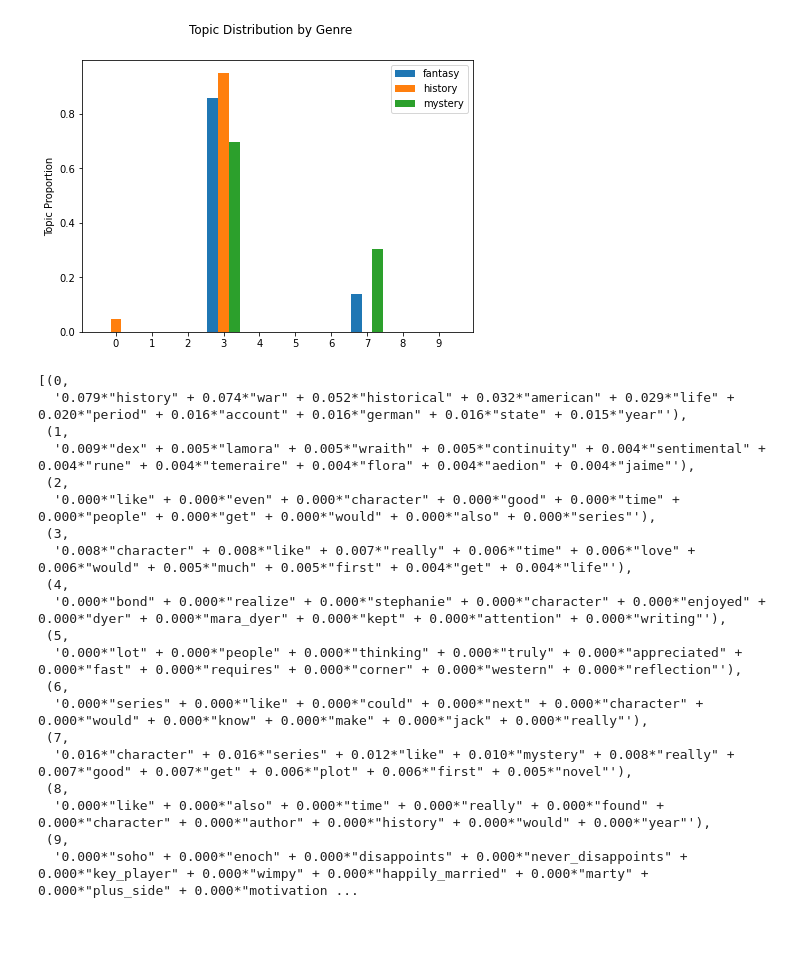
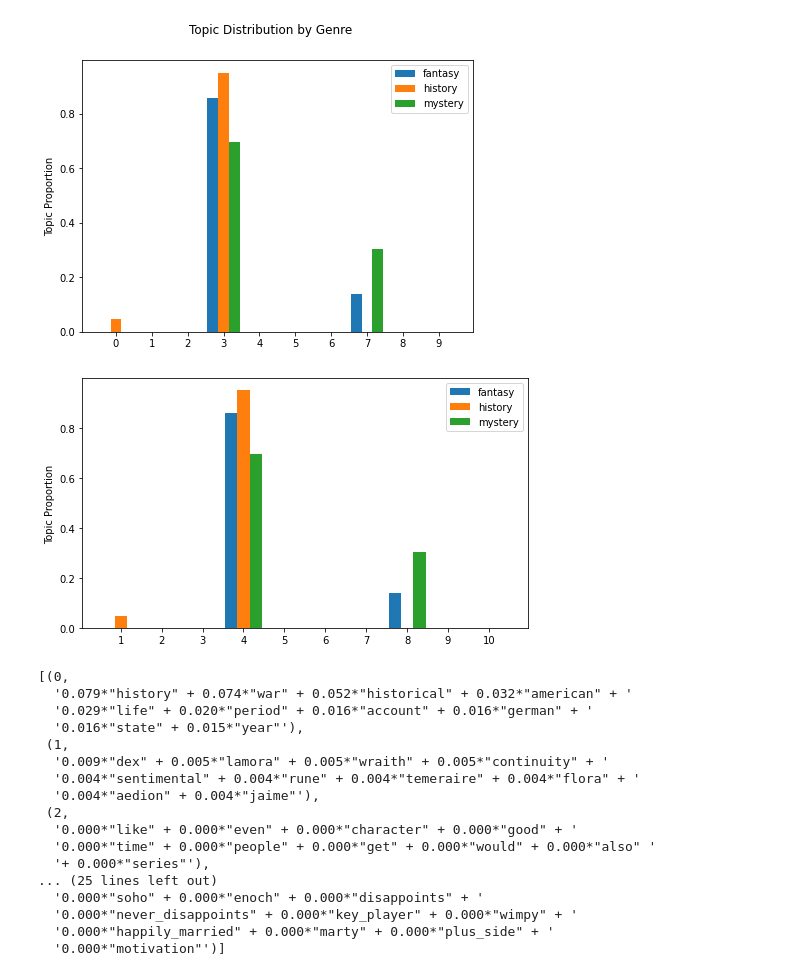
Before and after one commit to bridgetdaly/goodreads_LDA, a Jupyter notebook: author_evaluation.ipynb, the cells around one changed output. Drawn from its saved outputs; the diff is of its cells as text; code cells hidden in the pictures; blank space fills up the shorter version.

```diff
--- a/author_evaluation.ipynb
+++ b/author_evaluation.ipynb
@@ -56,26 +56,36 @@ plt.legend()
 plt.show()
 # %% [output]
 [figure]
-# %%
-lda.print_topics()
-# %% [output]
-[(0,
-  '0.079*"history" + 0.074*"war" + 0.052*"historical" + 0.032*"american" + 0.029*"life" + 0.020*"period" + 0.016*"account" + 0.016*"german" + 0.016*"state" + 0.015*"year"'),
- (1,
-  '0.009*"dex" + 0.005*"lamora" + 0.005*"wraith" + 0.005*"continuity" + 0.004*"sentimental" + 0.004*"rune" + 0.004*"temeraire" + 0.004*"flora" + 0.004*"aedion" + 0.004*"jaime"'),
- (2,
-  '0.000*"like" + 0.000*"even" + 0.000*"character" + 0.000*"good" + 0.000*"time" + 0.000*"people" + 0.000*"get" + 0.000*"would" + 0.000*"also" + 0.000*"series"'),
- (3,
-  '0.008*"character" + 0.008*"like" + 0.007*"really" + 0.006*"time" + 0.006*"love" + 0.006*"would" + 0.005*"much" + 0.005*"first" + 0.004*"get" + 0.004*"life"'),
- (4,
-  '0.000*"bond" + 0.000*"realize" + 0.000*"stephanie" + 0.000*"character" + 0.000*"enjoyed" + 0.000*"dyer" + 0.000*"mara_dyer" + 0.000*"kept" + 0.000*"attention" + 0.000*"writing"'),
- (5,
-  '0.000*"lot" + 0.000*"people" + 0.000*"thinking" + 0.000*"truly" + 0.000*"appreciated" + 0.000*"fast" + 0.000*"requires" + 0.000*"corner" + 0.000*"western" + 0.000*"reflection"'),
- (6,
-  '0.000*"series" + 0.000*"like" + 0.000*"could" + 0.000*"next" + 0.000*"character" + 0.000*"would" + 0.000*"know" + 0.000*"make" + 0.000*"jack" + 0.000*"really"'),
- (7,
-  '0.016*"character" + 0.016*"series" + 0.012*"like" + 0.010*"mystery" + 0.008*"really" + 0.007*"good" + 0.007*"get" + 0.006*"plot" + 0.006*"first" + 0.005*"novel"'),
- (8,
-  '0.000*"like" + 0.000*"also" + 0.000*"time" + 0.000*"really" + 0.000*"found" + 0.000*"character" + 0.000*"author" + 0.000*"history" + 0.000*"would" + 0.000*"year"'),
- (9,
-  '0.000*"soho" + 0.000*"enoch" + 0.000*"disappoints" + 0.000*"never_disappoints" + 0.000*"key_player" + 0.000*"wimpy" + 0.000*"happily_married" + 0.000*"marty" + 0.000*"plus_side" + 0.000*"motivation ...
+# %%
+fig, ax = plt.subplots(figsize=(7,4))
+width = 0.3
+ax.bar(np.arange(10)-width,[0,0,0,0.858,0,0,0,0.1399,0,0],width,label="fantasy")
+ax.bar(np.arange(10),[0.0473,0,0,0.95,0,0,0,0,0,0],width,label="history")
+ax.bar(np.arange(10)+width,[0,0,0,0.696,0,0,0,0.3038,0,0],width,label="mystery")
+ax.set_ylabel("Topic Proportion")
+plt.xticks(np.arange(10),labels=np.arange(10)+1)
+plt.legend()
+plt.tight_layout()
+plt.savefig("Author_topicbygenre.png")
+# %% [output]
+[figure, added]
+# %%
+pprint(lda.print_topics())
+# %% [output]
+[(0,
+  '0.079*"history" + 0.074*"war" + 0.052*"historical" + 0.032*"american" + '
+  '0.029*"life" + 0.020*"period" + 0.016*"account" + 0.016*"german" + '
+  '0.016*"state" + 0.015*"year"'),
+ (1,
+  '0.009*"dex" + 0.005*"lamora" + 0.005*"wraith" + 0.005*"continuity" + '
+  '0.004*"sentimental" + 0.004*"rune" + 0.004*"temeraire" + 0.004*"flora" + '
+  '0.004*"aedion" + 0.004*"jaime"'),
+ (2,
+  '0.000*"like" + 0.000*"even" + 0.000*"character" + 0.000*"good" + '
+  '0.000*"time" + 0.000*"people" + 0.000*"get" + 0.000*"would" + 0.000*"also" '
+  '+ 0.000*"series"'),
+... (25 lines left out)
+  '0.000*"soho" + 0.000*"enoch" + 0.000*"disappoints" + '
+  '0.000*"never_disappoints" + 0.000*"key_player" + 0.000*"wimpy" + '
+  '0.000*"happily_married" + 0.000*"marty" + 0.000*"plus_side" + '
+  '0.000*"motivation"')]
```
Also changed, not shown: 4 other files.
